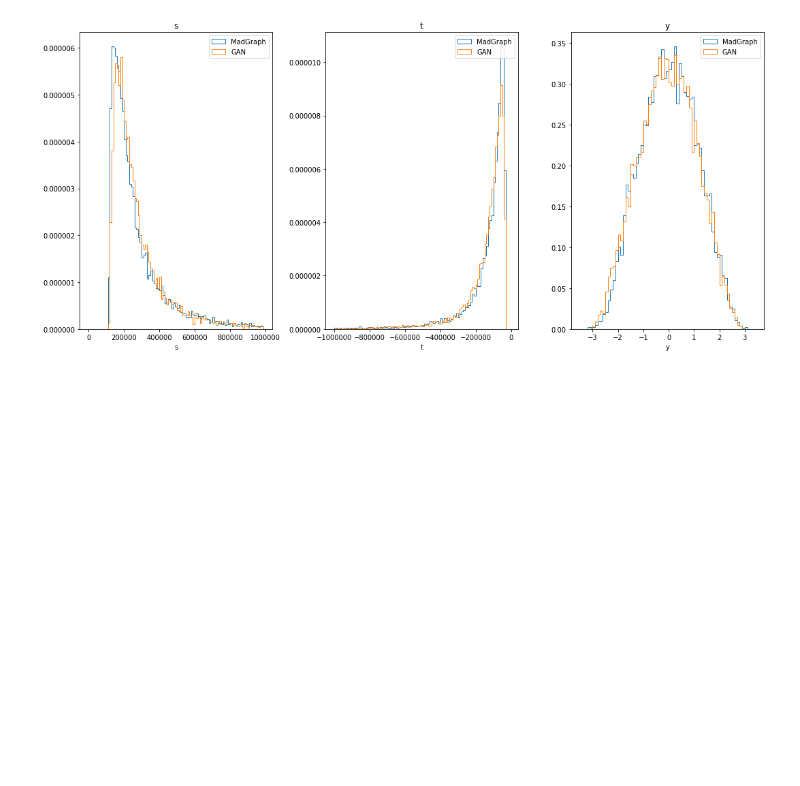
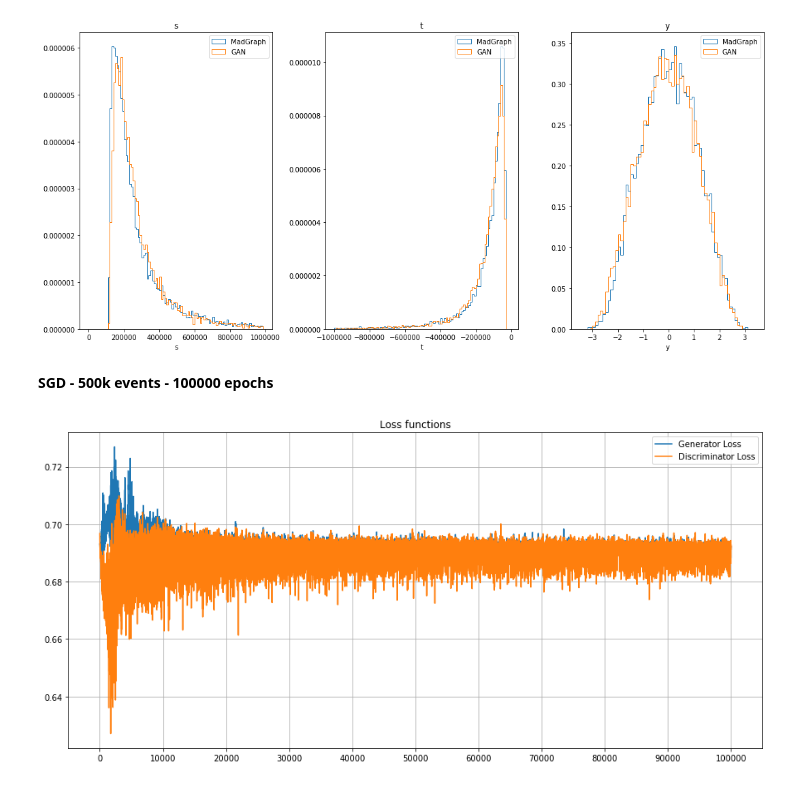
Before and after one commit to luigifvr/gan-lhc-events, a Jupyter notebook: dcgan/Results.ipynb, the cells around one changed output. Drawn from its saved outputs; the diff is of its cells as text; code cells hidden in the pictures; blank space fills up the shorter version.

```diff
--- a/dcgan/Results.ipynb
+++ b/dcgan/Results.ipynb
@@ -126,3 +128,5 @@ for i in range(3):
 fig.tight_layout()
 # %% [output]
 [figure]
+# %% [markdown]
+**SGD - 500k events - 100000 epochs**
@@ -128,0 +150,18 @@ fig.tight_layout()
+# %%
+#losses
+iter = 1
+epochs = 200000
+d_loss, _ = np.loadtxt('outputs_sgd_100kepochs/d_loss.txt', unpack=True)
+g_loss, _ = np.loadtxt('outputs_sgd_100kepochs/g_loss.txt', unpack=True)
+
+plt.figure(figsize=(15,7))
+plt.title('Loss functions')
+plt.plot(g_loss, label='Generator Loss')
+plt.plot(d_loss, label='Discriminator Loss')
+plt.xticks(np.arange(0, len(d_loss)+1, 10000*iter), np.arange(0, epochs+1, 10000))
+#plt.ylim(0.1, 1.5)
+plt.legend(loc='upper right')
+plt.grid(True)
+plt.show()
+# %% [output]
+[figure, added]
```
Also changed, not shown: parts of 16 cells of this notebook, 15 other files.
